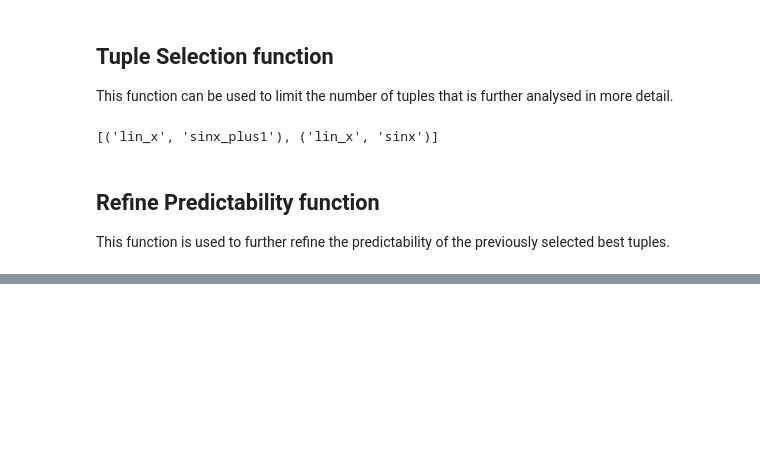
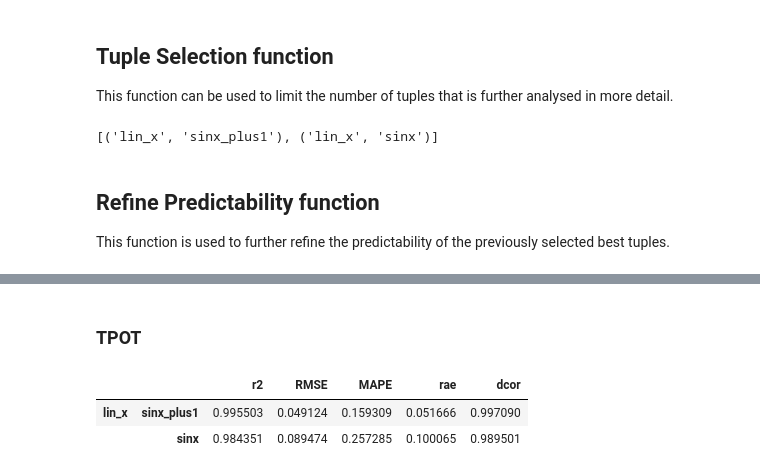
Before and after one commit to limacarvalho/automatedscientificdiscovery, a Jupyter notebook: predictability/doc/basic_example.ipynb, the cells around one changed output, grey strips where cells are left out. Saved outputs shown, nothing was run; the diff lists cells and outputs as text; code cells hidden in the pictures; blank space fills up the shorter version.

```diff
--- a/predictability/doc/basic_example.ipynb
+++ b/predictability/doc/basic_example.ipynb
@@ -151,0 +177,17 @@ pd.DataFrame.from_dict(refined_metrics_dict).transpose()
+# %% [markdown]
+### TPOT
+# %%
+tpot_refined_metrics_dict, tpot_refined_datas_dict = refine_predictability(best_tuples=selected_tuples,
+                                                                 data_dict=datas_dict,
+                                                                 time_left_for_this_task=120,
+                                                                 per_run_time_limit=90,
+                                                                 n_jobs=-1,
+                                                                 use_ray=True,
+                                                                 package="tpot"
+                                                                 )
+# %%
+pd.DataFrame.from_dict(tpot_refined_metrics_dict).transpose()
+# %% [output]
+|  |  | r2 | RMSE | MAPE | rae | dcor |
+| lin_x | sinx_plus1 | 0.995503 | 0.049124 | 0.159309 | 0.051666 | 0.997090 |
+|  | sinx | 0.984351 | 0.089474 | 0.257285 | 0.100065 | 0.989501 |
```
Also changed, not shown: parts of 17 cells of this notebook, 1 other file.
